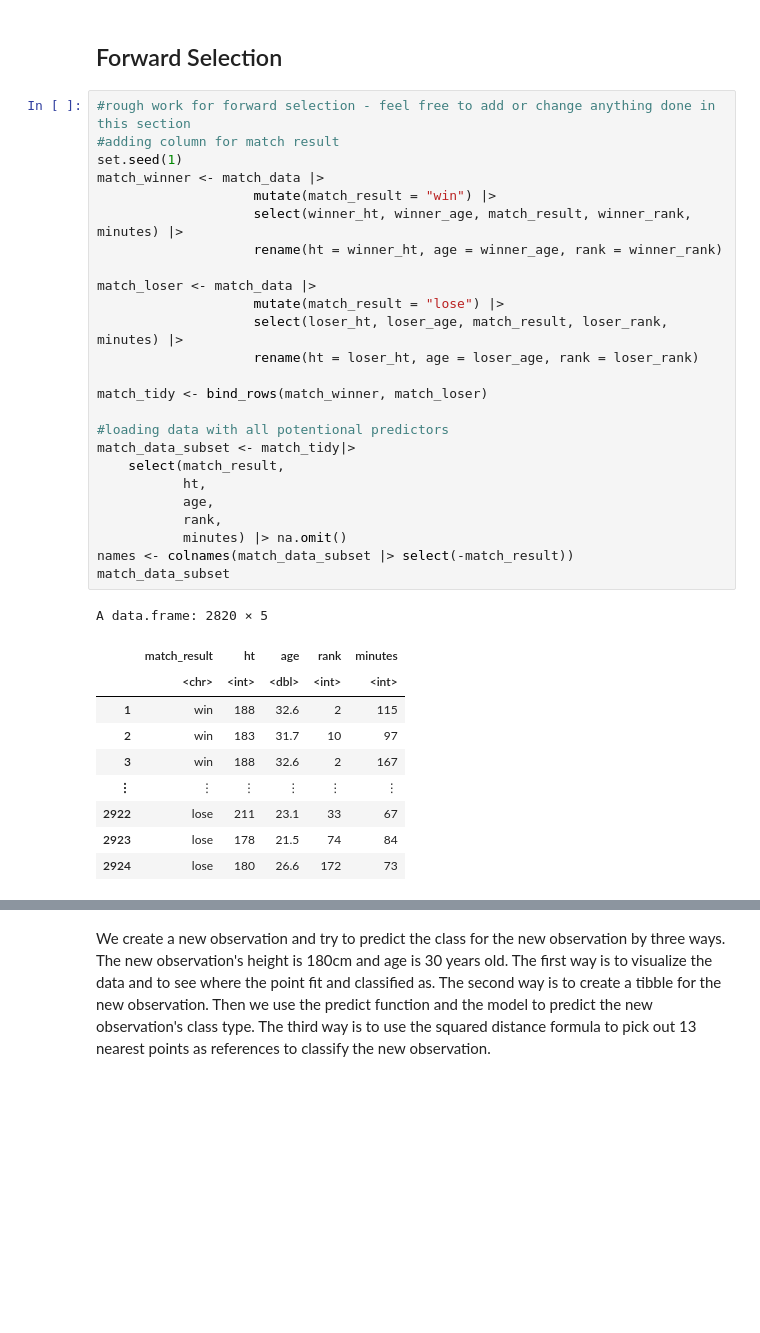
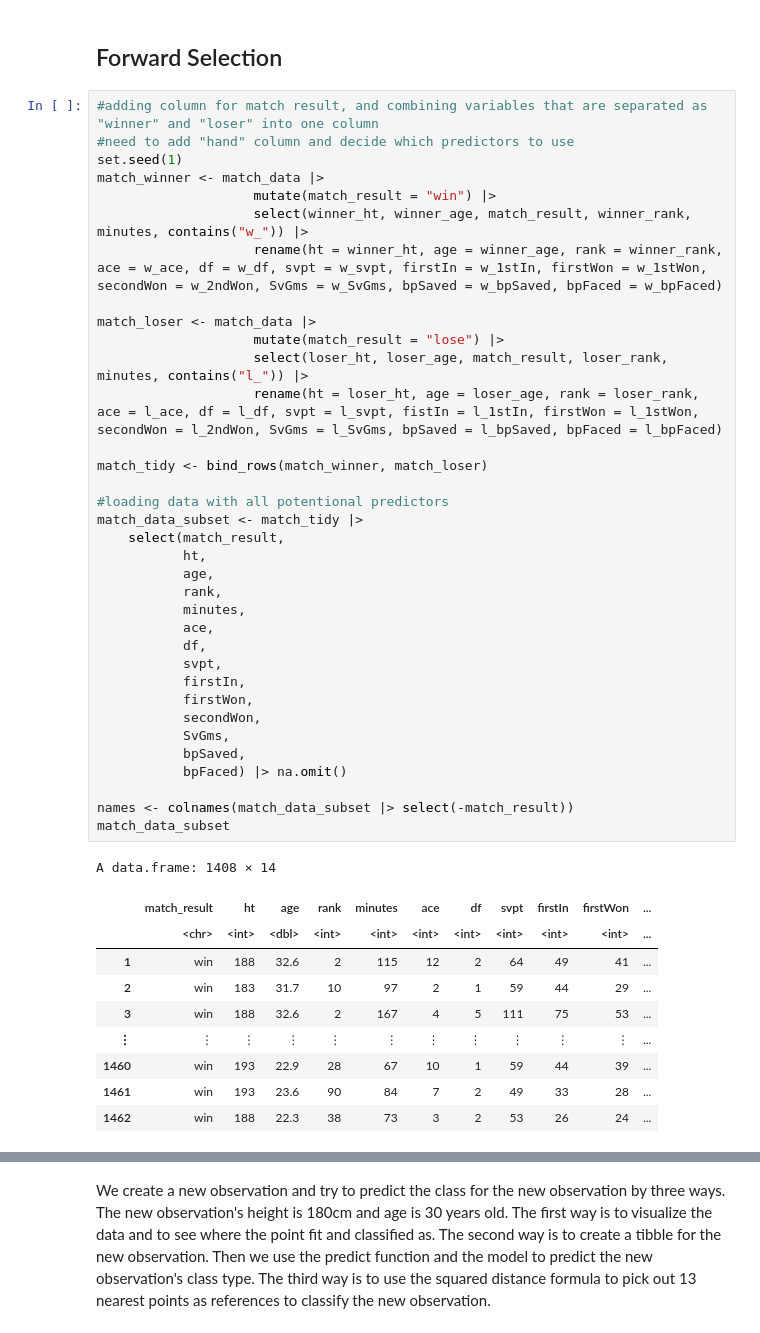
Before and after one commit to bearmohawk/DSCI-100-2022_autumn-Group-37, a Jupyter notebook: Project report Group 37-Copy1.ipynb, the cells around one changed output, grey strips where cells are left out. Drawn from its saved outputs; the diff is of its cells as text; blank space fills up the shorter version.

Commit message:
forward selection with almost all predictors
error showing up again with more predictors

```diff
--- a/Project report Group 37-Copy1.ipynb
+++ b/Project report Group 37-Copy1.ipynb
@@ -396,41 +414,51 @@ match_result_plot
 # %% [markdown]
 ## Forward Selection
 # %%
-#rough work for forward selection - feel free to add or change anything done in this section
-#adding column for match result
+#adding column for match result, and combining variables that are separated as "winner" and "loser" into one column
+#need to add "hand" column and decide which predictors to use
 set.seed(1)
 match_winner <- match_data |>
                     mutate(match_result = "win") |>
-                    select(winner_ht, winner_age, match_result, winner_rank, minutes) |>
-                    rename(ht = winner_ht, age = winner_age, rank = winner_rank)
+                    select(winner_ht, winner_age, match_result, winner_rank, minutes, contains("w_")) |>
+                    rename(ht = winner_ht, age = winner_age, rank = winner_rank, ace = w_ace, df = w_df, svpt = w_svpt, firstIn = w_1stIn, firstWon = w_1stWon, secondWon = w_2ndWon, SvGms = w_SvGms, bpSaved = w_bpSaved, bpFaced = w_bpFaced)
 
 match_loser <- match_data |>
                     mutate(match_result = "lose") |>
-                    select(loser_ht, loser_age, match_result, loser_rank, minutes) |>
-                    rename(ht = loser_ht, age = loser_age, rank = loser_rank)
+                    select(loser_ht, loser_age, match_result, loser_rank, minutes, contains("l_")) |>
+                    rename(ht = loser_ht, age = loser_age, rank = loser_rank, ace = l_ace, df = l_df, svpt = l_svpt, fistIn = l_1stIn, firstWon = l_1stWon, secondWon = l_2ndWon, SvGms = l_SvGms, bpSaved = l_bpSaved, bpFaced = l_bpFaced)
 
 match_tidy <- bind_rows(match_winner, match_loser)
 
 #loading data with all potentional predictors
-match_data_subset <- match_tidy|>
+match_data_subset <- match_tidy |>
     select(match_result,
            ht,
            age,
            rank,
-           minutes) |> na.omit()
+           minutes,
+           ace,
+           df,
+           svpt,
+           firstIn,
+           firstWon,
+           secondWon,
+           SvGms,
+           bpSaved,
+           bpFaced) |> na.omit()
+
 names <- colnames(match_data_subset |> select(-match_result))
 match_data_subset
 # %% [output]
-A data.frame: 2820 × 5
+A data.frame: 1408 × 14
-|  | match_result | ht | age | rank | minutes |
-|  | <chr> | <int> | <dbl> | <int> | <int> |
-| 1 | win | 188 | 32.6 | 2 | 115 |
-| 2 | win | 183 | 31.7 | 10 | 97 |
-| 3 | win | 188 | 32.6 | 2 | 167 |
-| ⋮ | ⋮ | ⋮ | ⋮ | ⋮ | ⋮ |
-| 2922 | lose | 211 | 23.1 | 33 | 67 |
-| 2923 | lose | 178 | 21.5 | 74 | 84 |
-| 2924 | lose | 180 | 26.6 | 172 | 73 |
+|  | match_result | ht | age | rank | minutes | ace | df | svpt | firstIn | firstWon | ... |
+|  | <chr> | <int> | <dbl> | <int> | <int> | <int> | <int> | <int> | <int> | <int> | ... |
+| 1 | win | 188 | 32.6 | 2 | 115 | 12 | 2 | 64 | 49 | 41 | ... |
+| 2 | win | 183 | 31.7 | 10 | 97 | 2 | 1 | 59 | 44 | 29 | ... |
+| 3 | win | 188 | 32.6 | 2 | 167 | 4 | 5 | 111 | 75 | 53 | ... |
+| ⋮ | ⋮ | ⋮ | ⋮ | ⋮ | ⋮ | ⋮ | ⋮ | ⋮ | ⋮ | ⋮ | ... |
+| 1460 | win | 193 | 22.9 | 28 | 67 | 10 | 1 | 59 | 44 | 39 | ... |
+| 1461 | win | 193 | 23.6 | 90 | 84 | 7 | 2 | 49 | 33 | 28 | ... |
+| 1462 | win | 188 | 22.3 | 38 | 73 | 3 | 2 | 53 | 26 | 24 | ... |
 # %%
 predictor_formula <- paste("match_result", "~", paste(names, collapse="+"))
 predictor_formula
```
Also changed, not shown: parts of 3 cells of this notebook.
